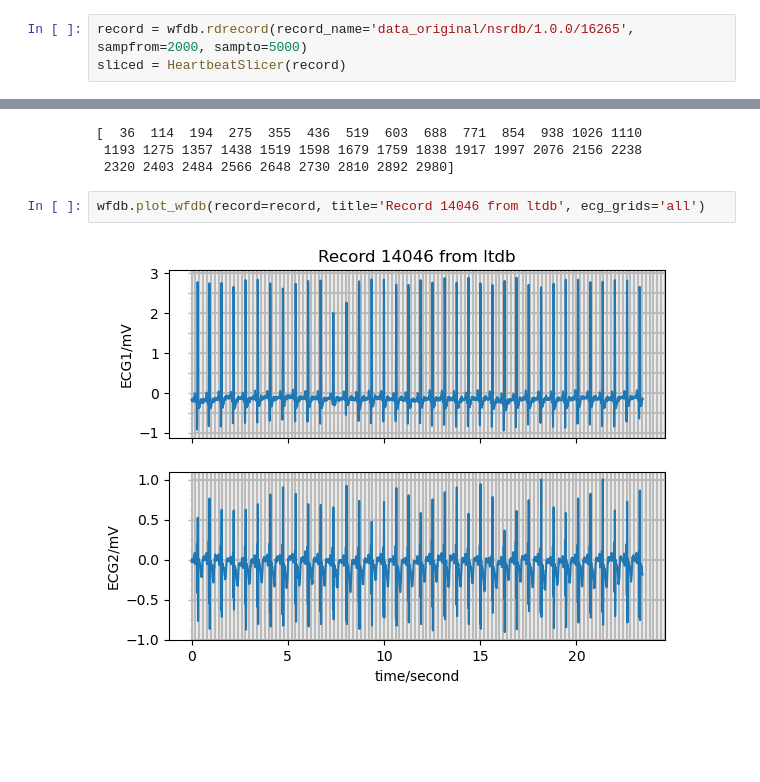
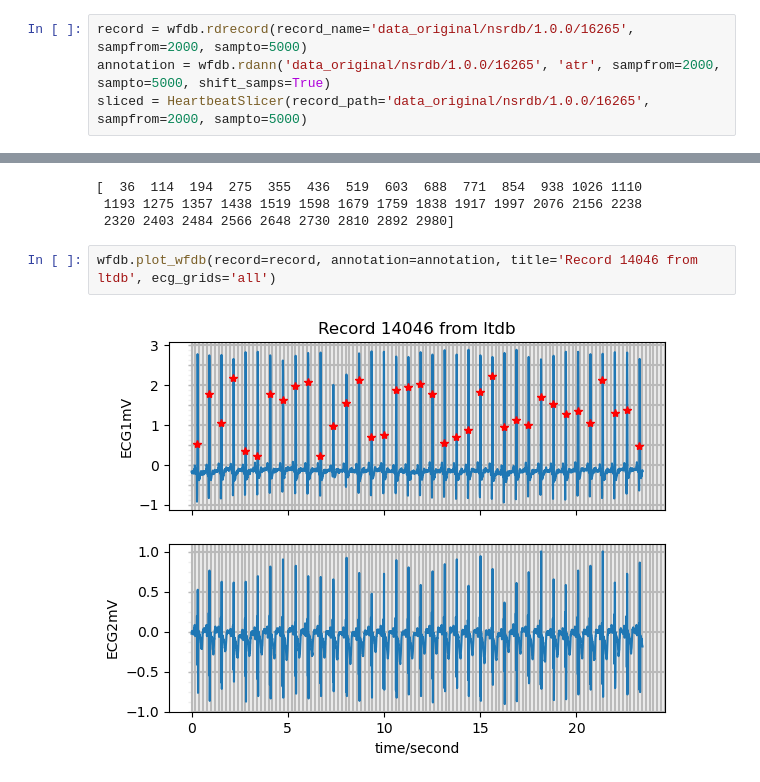
Before and after one commit to pap1rana/arrhythmia-detection, a Jupyter notebook: heartbeat-slicer.ipynb, the cells around one changed output, grey strips where cells are left out. Drawn from its saved outputs; the diff is of its cells as text; blank space fills up the shorter version.

```diff
--- a/heartbeat-slicer.ipynb
+++ b/heartbeat-slicer.ipynb
@@ -59,7 +60,8 @@ class HeartbeatSlicer:
         return np.array(sequences)
 # %%
 record = wfdb.rdrecord(record_name='data_original/nsrdb/1.0.0/16265', sampfrom=2000, sampto=5000)
-sliced = HeartbeatSlicer(record)
+annotation = wfdb.rdann('data_original/nsrdb/1.0.0/16265', 'atr', sampfrom=2000, sampto=5000, shift_samps=True)
+sliced = HeartbeatSlicer(record_path='data_original/nsrdb/1.0.0/16265', sampfrom=2000, sampto=5000)
 # %%
 print(sliced.peak_indices)
 # sliced.interpolate_sequence()
@@ -68,8 +70,8 @@ print(sliced.peak_indices)
  1193 1275 1357 1438 1519 1598 1679 1759 1838 1917 1997 2076 2156 2238
  2320 2403 2484 2566 2648 2730 2810 2892 2980]
 # %%
-wfdb.plot_wfdb(record=record, title='Record 14046 from ltdb', ecg_grids='all')
+wfdb.plot_wfdb(record=record, annotation=annotation, title='Record 14046 from ltdb', ecg_grids='all')
 # %% [output]
-[figure, old version]
+[figure, new version]
 # %%
 heartbeats = sliced.slice_heartbeats()
```
Also changed, not shown: parts of 7 cells of this notebook, 1 other file.
